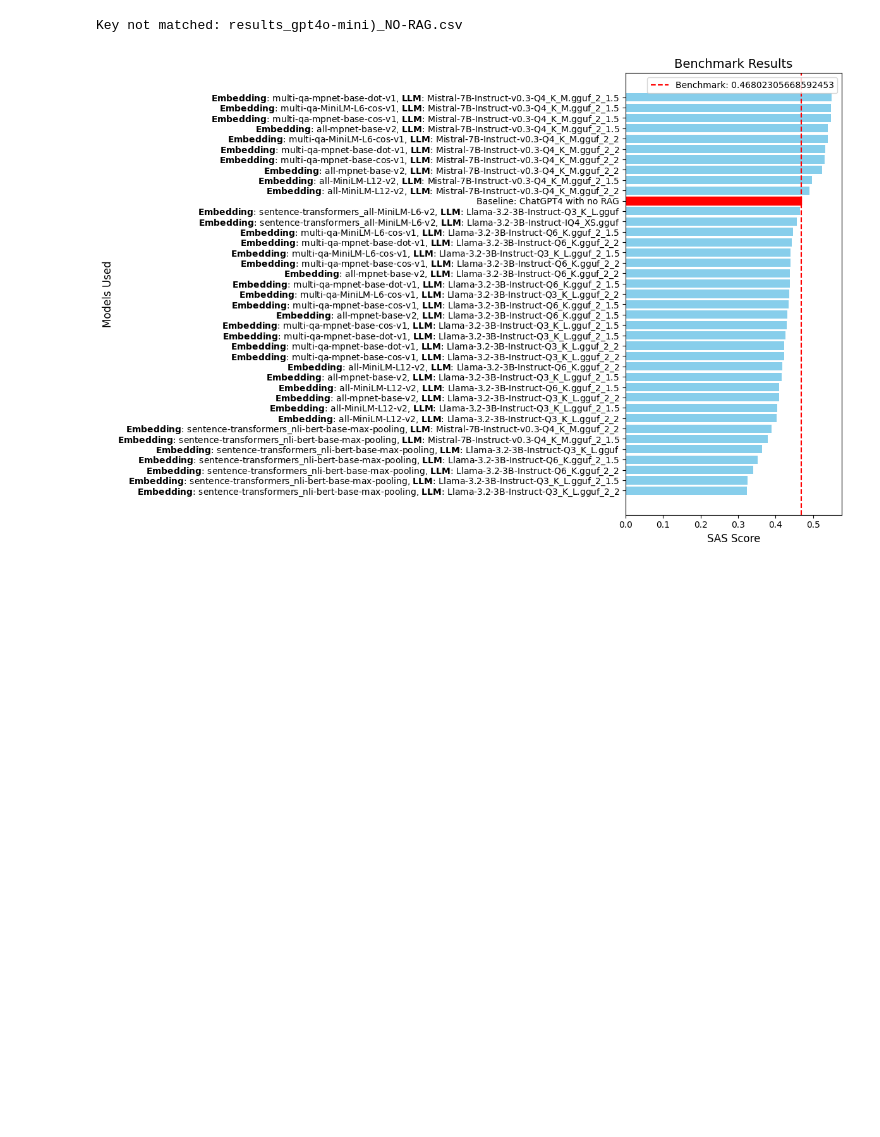
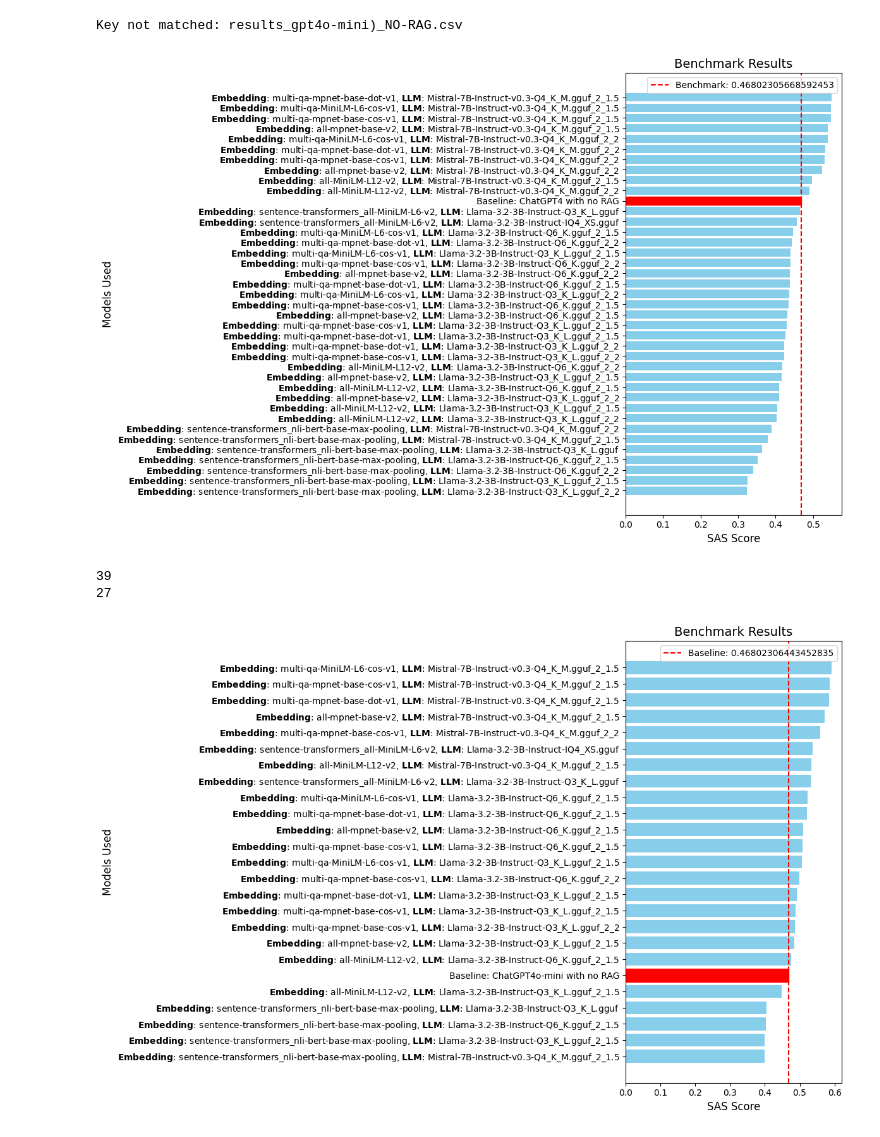
Before and after one commit to mategyerek/Capstone-RAG-project, a Jupyter notebook: Data Analysis Notebook.ipynb, the cells around one changed output. Drawn from its saved outputs; the diff is of its cells as text; code cells hidden in the pictures; blank space fills up the shorter version.

```diff
--- a/Data Analysis Notebook.ipynb
+++ b/Data Analysis Notebook.ipynb
@@ -173,3 +189,67 @@ plt.show()
 # %% [output]
 Key not matched: results_gpt4o-mini)_NO-RAG.csv
 [figure]
+# %%
+new_results = highest_eval('/Users/stefanbozhilov/Documents/GitHub/Capstone-RAG-project/new_results', 'sas_evaluator')
+results = highest_eval('/Users/stefanbozhilov/Documents/GitHub/Capstone-RAG-project/results', 'sas_evaluator')
+print(len(results))
+print(len(new_results))
+# %% [output]
+39
+27
+# %%
+import matplotlib.pyplot as plt
+import re
+
+def plot_benchmark_results(results, pattern, benchmark_file_path):
+    updated_results = {}
+
+    # Update the keys based on pattern matching
+    for key, value in results.items():
+        match = re.match(pattern, key)
+        if match:
+            embedding_model_name = match.group(1)
+            llm_name = match.group(2)
+            new_key = f'$\mathbf{{Embedding}}$: {embedding_model_name}, $\mathbf{{LLM}}$: {llm_name}'
+            updated_results[new_key] = value
+        elif key == benchmark_file_path:
+            updated_results['Baseline: ChatGPT4o-mini with no RAG'] = value
+        else:
+            # Ignore unmatched cases without doing anything (this is data that hasn't been generated from our experiment)
+            unmatched_pattern = r'^results_(inner-product|cosine)_all.*\.csv$'
+            if re.match(unmatched_pattern, key):
+                continue  # Skip unmatched keys completely
+            # If it's another unmatchable case, also skip it
+            continue
+
+    # Sort results by value
+    sorted_results = sorted(updated_results.items(), key=lambda item: item[1])
+
+    labels = [item[0] for item in sorted_results]
+    values = [item[1] for item in sorted_results]
+
+    # Plotting
+    plt.figure(figsize=(12, 8))
+    bars = plt.barh(labels, values, color='skyblue')
+    plt.xlabel("SAS Score", fontsize=12)
+    plt.ylabel("Models Used", fontsize=12)
+    plt.title("Benchmark Results", fontsize=14)
+    plt.tight_layout()
+
+    # Highlight benchmark value
+    benchmark_label = 'Baseline: ChatGPT4o-mini with no RAG'
+    if benchmark_label in labels:
+        benchmark_index = labels.index(benchmark_label)
+        benchmark_value = values[benchmark_index]
+        plt.axvline(benchmark_value, color='red', linestyle='--', label=f"Baseline: {benchmark_value}")
+        bars[benchmark_index].set_color('red')  # Color the bar of the benchmark
+
+    # Show plot
+    plt.legend()
+    plt.show()
+
+# Usage
+pattern = r'results_([a-zA-Z0-9\-\(\)_]+)_model_weights_([a-zA-Z0-9\.\-\_]+(?:-[a-zA-Z0-9]+)*)(?:-Q\d+.*)?(?:_gguf.*?\d+.*)?\.csv'
+plot_benchmark_results(new_results, pattern, 'results_gpt4o-mini)_NO-RAG.csv')
+# %% [output]
+[figure, added]
```
Also changed, not shown: parts of 5 cells of this notebook.
